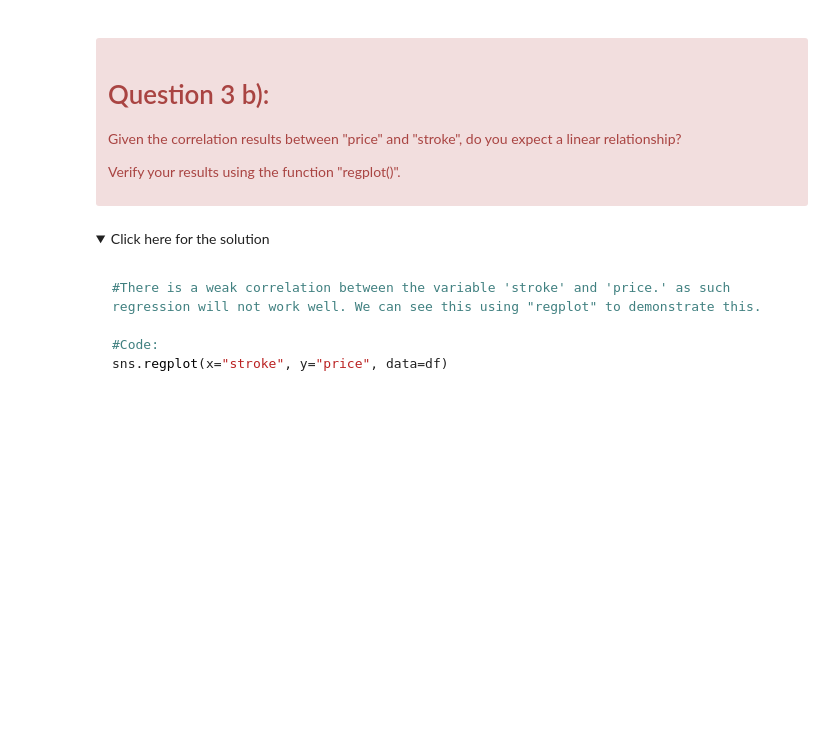
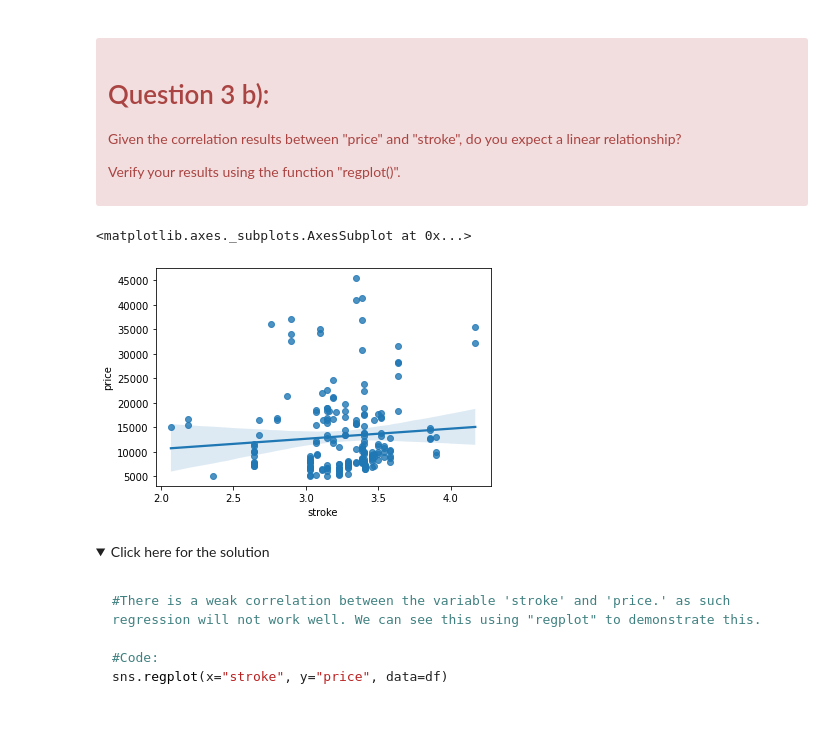
Before and after one commit to junaidjdp/IBM_DS, a Jupyter notebook: EDA/Module 3_DA0101EN-3-Review-Exploratory-Data-Analysis.ipynb, the cells around one changed output. Cells and saved outputs as stored; diff of their text form; code cells hidden in the pictures; folded sections open; blank space fills up the shorter version.

```diff
--- a/EDA/Module 3_DA0101EN-3-Review-Exploratory-Data-Analysis.ipynb
+++ b/EDA/Module 3_DA0101EN-3-Review-Exploratory-Data-Analysis.ipynb
@@ -52,7 +52,8 @@ Load the data and store it in dataframe `df`:
 # %% [markdown]
 This dataset was hosted on IBM Cloud object. Click <a href="https://cocl.us/DA101EN_object_storage?utm_medium=Exinfluencer&utm_source=Exinfluencer&utm_content=000026UJ&utm_term=10006555&utm_id=NA-SkillsNetwork-Channel-SkillsNetworkCoursesIBMDeveloperSkillsNetworkDA0101ENSkillsNetwork20235326-2022-01-01">HERE</a> for free storage.
 # %%
-path='https://cf-courses-data.s3.us.cloud-object-storage.appdomain.cloud/IBMDeveloperSkillsNetwork-DA0101EN-SkillsNetwork/labs/Data%20files/automobileEDA.csv'
-df = pd.read_csv(path)
+# path='https://cf-courses-data.s3.us.cloud-object-storage.appdomain.cloud/IBMDeveloperSkillsNetwork-DA0101EN-SkillsNetwork/labs/Data%20files/automobileEDA.csv'
+url = 'https://raw.githubusercontent.com/junaidjdp/IBM_DS/main/EDA/automobileEDA.csv?token=GHSAT0AAAAAABZCUATU4ISOCOZRT3K34AVWY5K4R3A'
+df = pd.read_csv(url)
 df.head()
 # %% [output]
@@ -187,6 +266,10 @@ df[["stroke","price"]].corr()
 </div>
 # %%
 # Write your code below and press Shift+Enter to execute
+sns.regplot(x="stroke", y="price", data=df)
+# %% [output]
+<matplotlib.axes._subplots.AxesSubplot at 0x...>
+[figure, added]
 # %% [markdown]
 <details><summary>Click here for the solution</summary>
 
```
Also changed, not shown: parts of 47 cells of this notebook.
